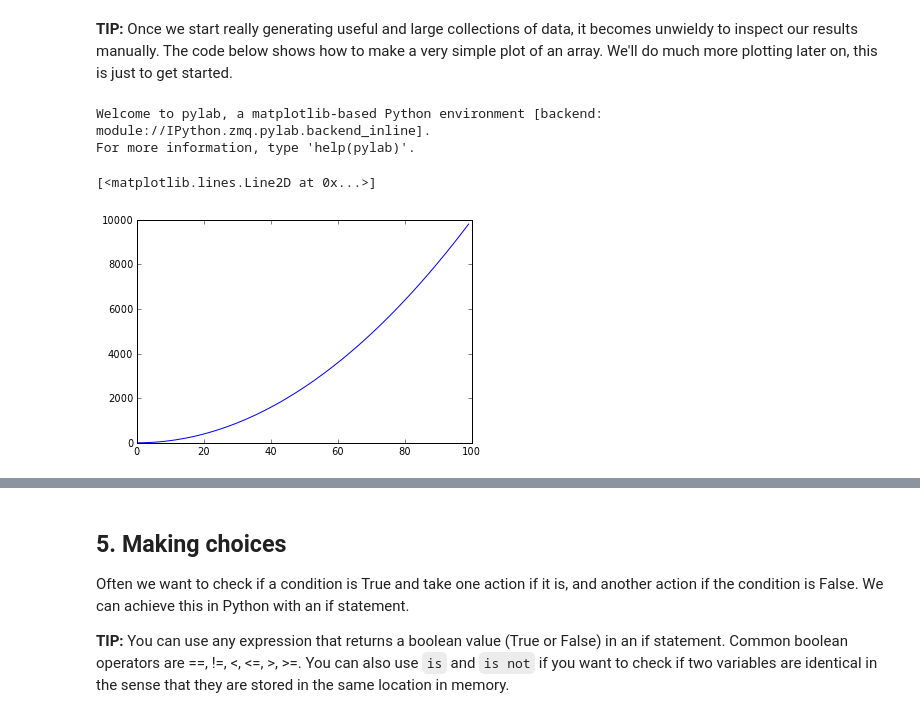
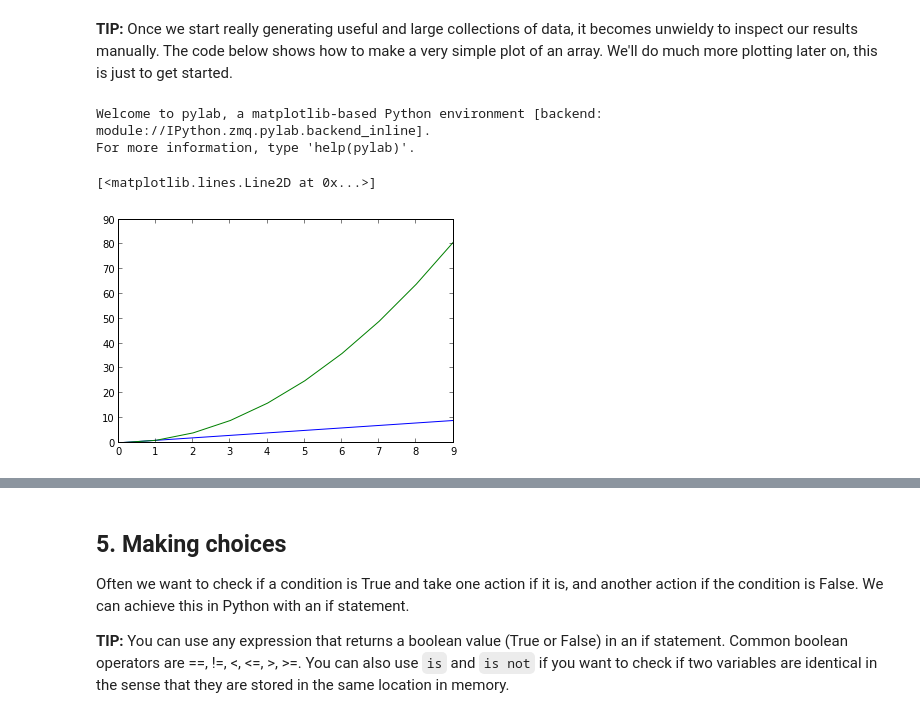
Before and after one commit to arokem/boot-camps, a Jupyter notebook: python/intro/python-full.ipynb, the cells around one changed output, grey strips where cells are left out. Drawn from its saved outputs; the diff is of its cells as text; code cells hidden in the pictures.

```diff
--- a/python/intro/python-full.ipynb
+++ b/python/intro/python-full.ipynb
@@ -643,17 +509,19 @@ __TIP:__ Once we start really generating useful and large collections of data, i
 inspect our results manually. The code below shows how to make a very simple plot of an array.
 We'll do much more plotting later on, this is just to get started.
 # %%
-# Load up pylab, a useful plotting library
+# Load up pylab, which gives us access to numpy, matplotlib etc.
 %pylab inline
 
 # Make some x and y data and plot it
-y = np.arange(100)**2
+y = np.arange(10)
 plot(y)
+z = np.arange(10) ** 2
+plot(z)
 # %% [output]
 Welcome to pylab, a matplotlib-based Python environment [backend: module://IPython.zmq.pylab.backend_inline].
 For more information, type 'help(pylab)'.
 [<matplotlib.lines.Line2D at 0x...>]
-[figure, old version]
+[figure, new version]
 # %% [markdown]
 ### EXERCISE 4 - Using loops to repeat calculations
 
```
Also changed, not shown: parts of 38 cells of this notebook, 1 other file.
